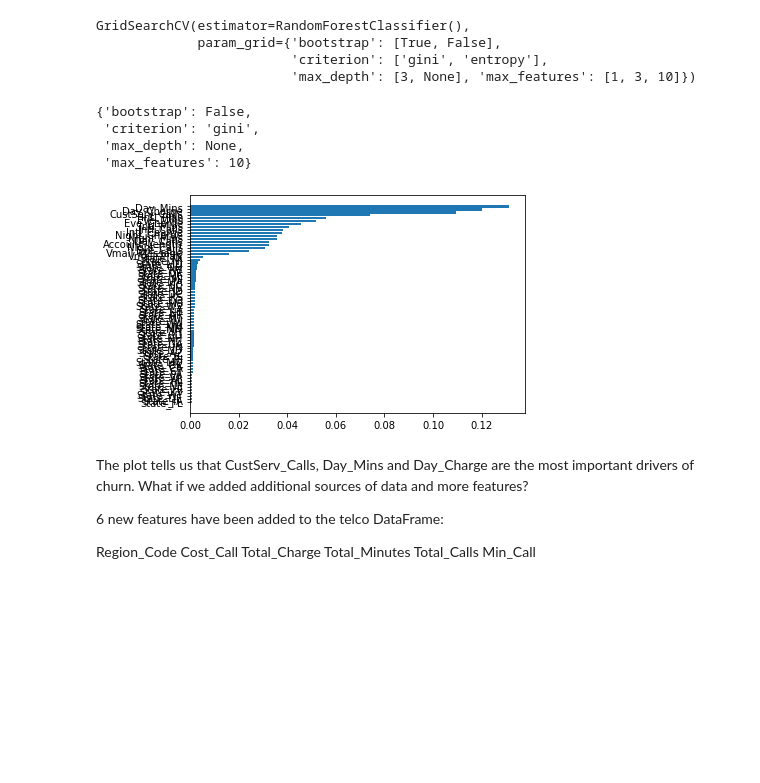
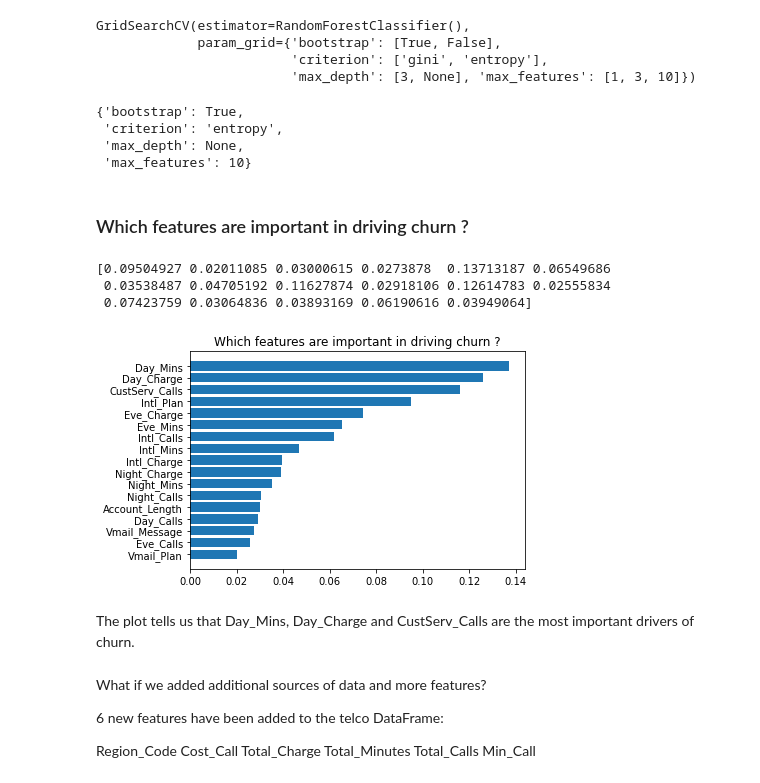
Before and after one commit to lugesy/Customer-Churn, a Jupyter notebook: Telco_V0.ipynb, the cells around one changed output. Saved outputs shown, nothing was run; the diff lists cells and outputs as text; code cells hidden in the pictures; blank space fills up the shorter version.

```diff
--- a/Telco_V0.ipynb
+++ b/Telco_V0.ipynb
@@ -319,15 +319,14 @@ dtype: int64
 # Store Phone and Churn column names
 phone = ['Phone']
 target = ['Churn']
-unnecessary = ['Area_Code']
+unnecessary = ['Area_Code', 'State']
 
 # Store categorical column names
 categorical = telco.nunique()[telco.nunique() < 5].keys().tolist()
-categorical.append('State')
-categorical.remove(unnecessary[0])
 
 # Remove target from the list of categorical variables
 categorical.remove(target[0])
+categorical.remove('Area_Code')
 
 # Store numerical column names
 numerical = [x for x in telco.columns if x not in phone + target + categorical + unnecessary]
@@ -417,7 +416,7 @@ memory usage: 638.1+ KB
 # %%
 #Drop the unnecessary features
 #Drop the unique identifiers
-telco = telco.drop(['Area_Code', 'Phone'], axis = 1)
+telco = telco.drop(['Area_Code', 'Phone', 'State'], axis = 1)
 # %%
 telco.columns
 # %% [output]
@@ -666,25 +662,37 @@ print(grid_search.best_params_)
 # %%
-# Create the hyperparameter grid
-param_grid2 = {"max_depth": [3, None],
+# Create the hyperparameter grid for Random Forest Model
+param_grid = {"max_depth": [3, None],
               "max_features": [1, 3, 10],
               "bootstrap": [True, False],
               "criterion": ["gini", "entropy"]}
 
 # Call GridSearchCV
-grid_search2 = GridSearchCV(rf, param_grid2)
+grid_search = GridSearchCV(rf, param_grid)
 
 # Fit the model
-grid_search2.fit(X,y)
+grid_search.fit(X,y)
 # %% [output]
 GridSearchCV(estimator=RandomForestClassifier(),
              param_grid={'bootstrap': [True, False],
                          'criterion': ['gini', 'entropy'],
                          'max_depth': [3, None], 'max_features': [1, 3, 10]})
 # %%
-grid_search2.best_params_
+# Optimal hyperparameters
+grid_search.best_params_
 # %% [output]
-{'bootstrap': False,
- 'criterion': 'gini',
+{'bootstrap': True,
+ 'criterion': 'entropy',
  'max_depth': None,
  'max_features': 10}
+# %%
+# Initialize the model and set the hyperparameters to the best params.
+rf = RandomForestClassifier(bootstrap= True, criterion = 'entropy', max_depth = None, max_features = 10)
+
+# Fit the model on the training data
+rf.fit(X_train, y_train)
+
+# Predict the values on the testing data
+y_pred = rf.predict(X_test)
+# %% [markdown]
+### Which features are important in driving churn ?
 # %%
@@ -692,27 +700,36 @@ grid_search2.best_params_
 importances = rf.feature_importances_
+# %%
+print(importances)
+# %% [output]
+[0.09504927 0.02011085 0.03000615 0.0273878  0.13713187 0.06549686
+ 0.03538487 0.04705192 0.11627874 0.02918106 0.12614783 0.02555834
+ 0.07423759 0.03064836 0.03893169 0.06190616 0.03949064]
 # %%
 # Sort importances
 sorted_index = np.argsort(importances)
 
 # Create labels
 labels = X.columns[sorted_index]
 
 # Clear current plot
 plt.clf()
 
 # Create plot
 plt.barh(range(X.shape[1]), importances[sorted_index], tick_label=labels)
+plt.title('Which features are important in driving churn ?')
 plt.show()
 # %% [output]
-[figure, old version]
+[figure, new version]
 # %% [markdown]
-The plot tells us that CustServ_Calls, Day_Mins and Day_Charge are the most important drivers of churn. What if we added additional sources of data and more features?
-
-6 new features have been added to the telco DataFrame:
-
-Region_Code
-Cost_Call
-Total_Charge
-Total_Minutes
-Total_Calls
-Min_Call
+The plot tells us that Day_Mins, Day_Charge and CustServ_Calls are the most important drivers of churn.
+# %% [markdown]
+What if we added additional sources of data and more features?
+
+6 new features have been added to the telco DataFrame:
+
+Region_Code
+Cost_Call
+Total_Charge
+Total_Minutes
+Total_Calls
+Min_Call
```
Also changed, not shown: parts of 12 cells of this notebook, 1 other file.
